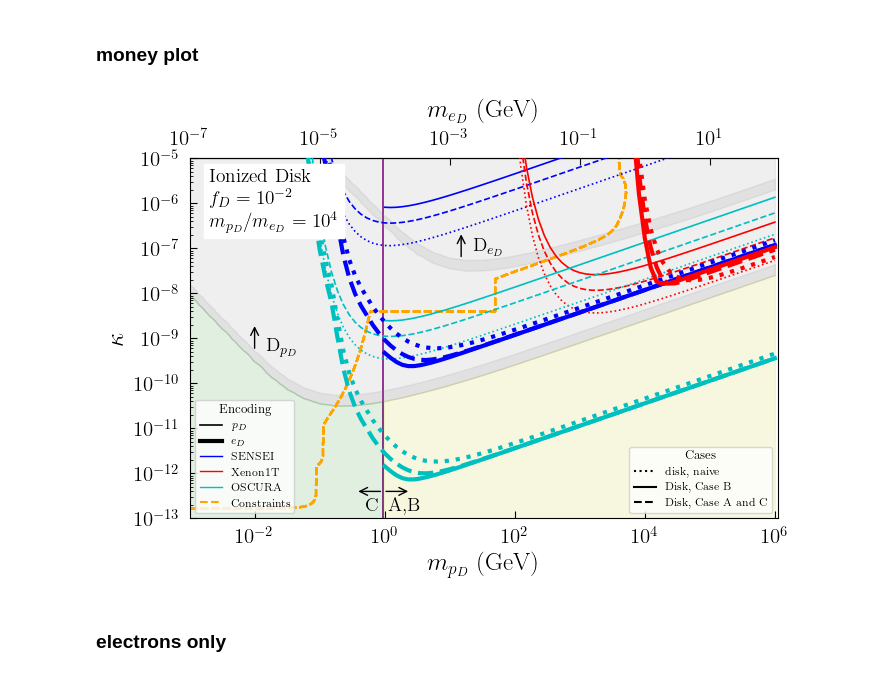
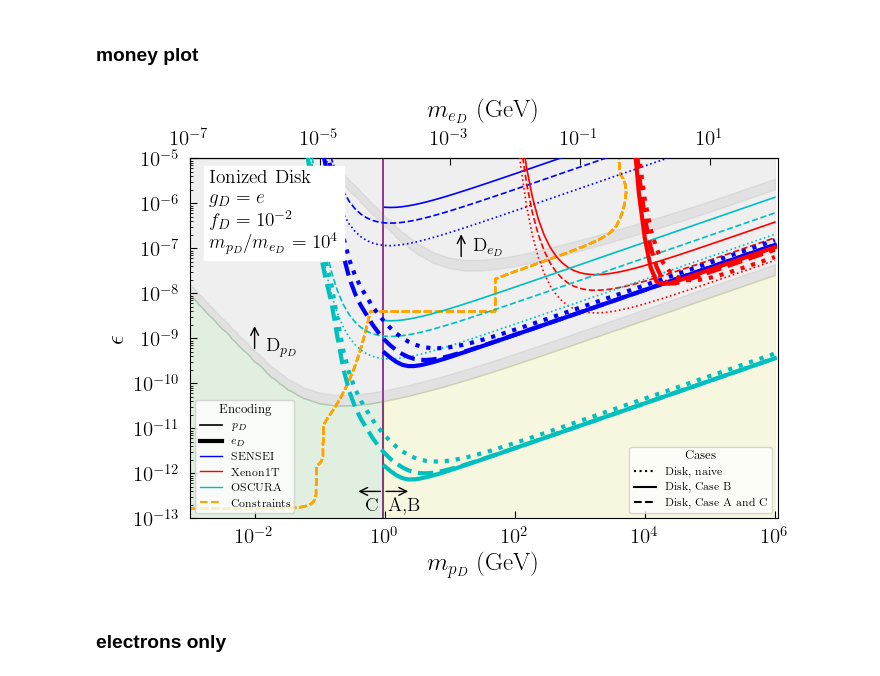
Before and after one commit to Keegan-Humphrey/darkELF-custom, a Jupyter notebook: mystuff/constraint_plots_clean.ipynb, the cells around one changed output. Saved outputs shown, nothing was run; the diff lists cells and outputs as text; code cells hidden in the pictures.

```diff
--- a/mystuff/constraint_plots_clean.ipynb
+++ b/mystuff/constraint_plots_clean.ipynb
@@ -1497,8 +1497,9 @@ mX=1.0e8 # specify the dark matter mass (to be updated later)
 
 expSENSEI = 100.72 * 1e-3 / 365 # [kg-yr] SENSEI Snolab exposure from 2312.13342
 
-# vs_list = [{"v0kms":220,"vesckms": np.sqrt(43**2 + 11**2),"vekms": 233,"vdist":"disk","fD":0.01,"with_atomic_ff":True}] # all must be positive
-vs_list = [{"v0kms":220,"vesckms": 540,"vekms": 233,"vdist":"halo","fD":0.01,"with_atomic_ff":True}] # all must be positive
+vs_list = [{"v0kms":220,"vesckms": np.sqrt(43**2 + 11**2),"vekms": 233,"vdist":"disk","fD":0.01,"with_atomic_ff":True}] # all must be positive
+# vs_list = [{"v0kms":220,"vesckms": 540,"vekms": 233,"vdist":"halo","fD":0.01,"with_atomic_ff":True}] # all must be positive
+
 
 
 
@@ -1599,12 +1600,13 @@ def get_limit_AFF(target,mX,threshold=-1.0,method="grid",mediator="massless",kcu
     else:
         return 3.0*1.0e-38/(R*exposure) # exposure in kg-year (default 1)
 # %%
-task = ("write","read")[1]
+task = ("write","read")[0]
 
 # test_read = np.array([])
 
 # fname = "lim_massless_SENSEI_exp_atomic_17_6_26"
-fname = "lim_massless_SENSEI_exp_atomic_18_6_26"
+# fname = "lim_massless_SENSEI_exp_atomic_18_6_26"
+fname = "lim_massless_SENSEI_exp_atomic_29_6_26"
 
 if task == "write":
 
@@ -2191,7 +2195,7 @@ lines = axs.get_lines()
 
 # targetlabels=[r"Si - halo, CDM ($f_D=1$)","Si - disk, naive","Si - halo","Si - halo, max charged",r"Si - disk, $\delta \ll 1$","Si - disk, no capture","Si - disk, little both"]
 
-targetlabels=[r"Si - halo, CDM ($f_D=1$)","disk, naive","halo","halo, max charged",r"Disk, Case B","Disk, Case A and C","Si - disk, little both"]
+targetlabels=[r"Si - halo, CDM ($f_D=1$)","Disk, naive","halo","halo, max charged",r"Disk, Case B","Disk, Case A and C","Si - disk, little both"]
 
 
 # kept_indices = (1,2,4,5)
@@ -2612,7 +2617,8 @@ ax.set_xlim(xlims)
 ax.set_ylim(ylims)
 
 
-ax.text(2e6,3e-7,"Ionized Disk \n $f_D=10^{-2}$ \n $m_{p_D}/m_{e_D}=10^4$",fontsize=14,backgroundcolor="white",horizontalalignment="left")
+# ax.text(2e6,3e-7,"Ionized Disk \n $f_D=10^{-2}$ \n $m_{p_D}/m_{e_D}=10^4$",fontsize=14,backgroundcolor="white",horizontalalignment="left")
+ax.text(2e6,1e-7,"Ionized Disk \n $g_D = e$ \n $f_D=10^{-2}$ \n $m_{p_D}/m_{e_D}=10^4$",fontsize=14,backgroundcolor="white",horizontalalignment="left")
 
 
 eVtoGeV = 10**(-9)
@@ -2621,7 +2627,8 @@ ax.xaxis.set_major_formatter(
 )
 
 ax.set_xlabel(r"$m_{p_D}$ (GeV)", fontsize=18)
-ax.set_ylabel(r"$\kappa$", fontsize=18)
+# ax.set_ylabel(r"$\kappa$", fontsize=18)
+ax.set_ylabel(r"$\epsilon$", fontsize=18)
 ax.tick_params(direction="in", which="both")
 
 # ax.set_title(r"$\kappa$ constraints, $f_D = 0.01$")
@@ -3002,35 +3009,35 @@ leg1 = ax.legend(
 
 ax.add_artist(leg1)
 
 leg2 = ax.legend(
     handles=species_handles + experiment_handles + reference_handles+cosmo_handles,
     title="Encoding",
     fontsize=8,
     title_fontsize=9,
     loc="lower left",
     # frameon=False,
     frameon=True,
     facecolor="white"
 )
 
 # fig.tight_layout()
 # fig.subplots_adjust(wspace=0.3)
 fig.subplots_adjust(
     left=0.13,
     right=0.97,
     bottom=0.15,
     top=0.90,
 )
 
 fig.savefig(
-    "plots/for_paper_24_6_26/money_disk.pdf",
+   "plots/for_paper_29_6_26/money_disk.pdf",
     format="pdf",
     bbox_inches="tight",
 )
 
 plt.show()
 # %% [output]
-[figure, old version]
+[figure, new version]
 # %% [markdown]
 ### electrons only
 # %%
```
Also changed, not shown: parts of 5 cells of this notebook, 6 other files.
